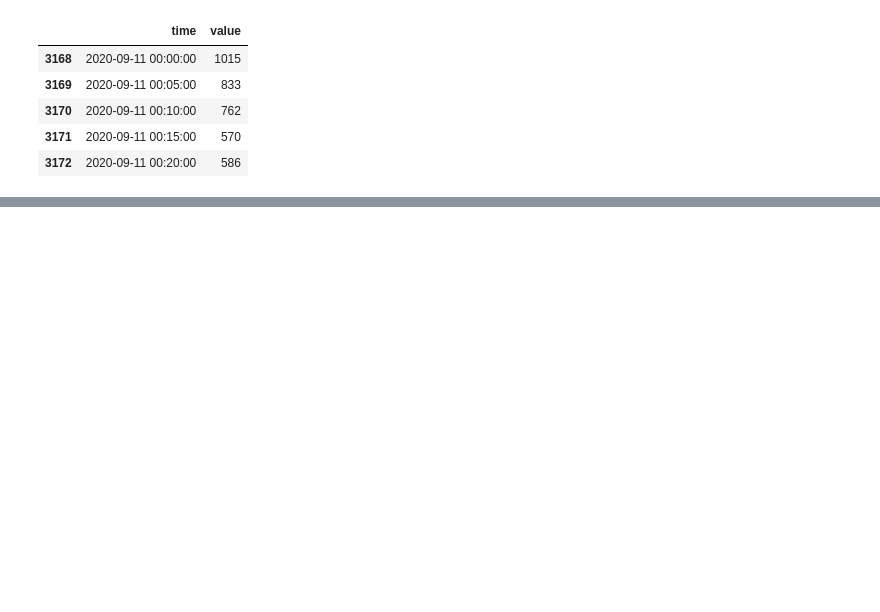
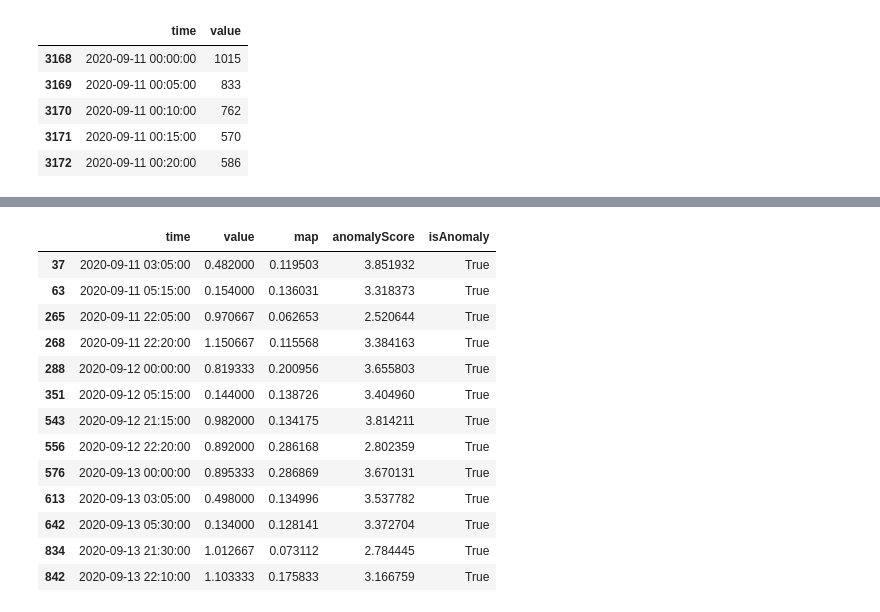
Before and after one commit to dreamhomes/TroubleShooter, a Jupyter notebook: notebooks/test_sr.ipynb, the cells around one changed output, grey strips where cells are left out. Cells and saved outputs as stored; diff of their text form; code cells hidden in the pictures; blank space fills up the shorter version.

```diff
--- a/notebooks/test_sr.ipynb
+++ b/notebooks/test_sr.ipynb
@@ -40,8 +46,23 @@ output.head()
 # %%
-output["value"] = output["value"] / 1600.0
+output["value"] = output["value"] / 1500.0
 fig = output.blot(x='time', y=['value', 'map'], dimensions=(1400, 900), colors={'value': 'blue', 'map': 'green'}) + (output[output['isAnomaly']][['time','value']].rename(columns={"value": "anomaly"}).blot(x='time',y='anomaly', kind="scatter"))
 fig.show()
 # %%
 output[output["isAnomaly"]==True]
-with open("example.html", "w") as f:
-    f.write(fig.to_html())
+# with open("example.html", "w") as f:
+#     f.write(fig.to_html())
+# %% [output]
+|  | time | value | map | anomalyScore | isAnomaly |
+| 37 | 2020-09-11 03:05:00 | 0.482000 | 0.119503 | 3.851932 | True |
+| 63 | 2020-09-11 05:15:00 | 0.154000 | 0.136031 | 3.318373 | True |
+| 265 | 2020-09-11 22:05:00 | 0.970667 | 0.062653 | 2.520644 | True |
+| 268 | 2020-09-11 22:20:00 | 1.150667 | 0.115568 | 3.384163 | True |
+| 288 | 2020-09-12 00:00:00 | 0.819333 | 0.200956 | 3.655803 | True |
+| 351 | 2020-09-12 05:15:00 | 0.144000 | 0.138726 | 3.404960 | True |
+| 543 | 2020-09-12 21:15:00 | 0.982000 | 0.134175 | 3.814211 | True |
+| 556 | 2020-09-12 22:20:00 | 0.892000 | 0.286168 | 2.802359 | True |
+| 576 | 2020-09-13 00:00:00 | 0.895333 | 0.286869 | 3.670131 | True |
+| 613 | 2020-09-13 03:05:00 | 0.498000 | 0.134996 | 3.537782 | True |
+| 642 | 2020-09-13 05:30:00 | 0.134000 | 0.128141 | 3.372704 | True |
+| 834 | 2020-09-13 21:30:00 | 1.012667 | 0.073112 | 2.784445 | True |
+| 842 | 2020-09-13 22:10:00 | 1.103333 | 0.175833 | 3.166759 | True |
```
Also changed, not shown: parts of 4 cells of this notebook, 2 other files.
